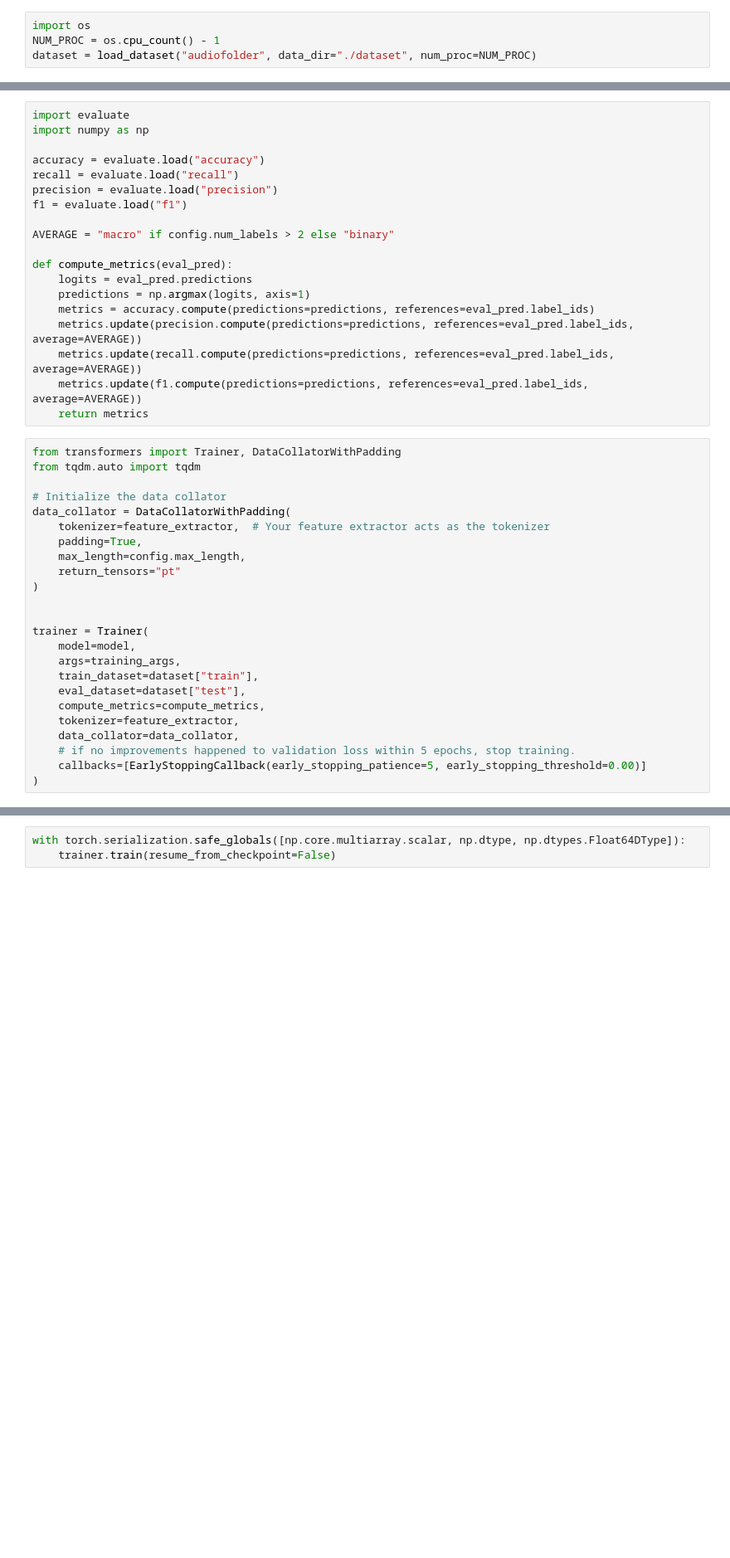
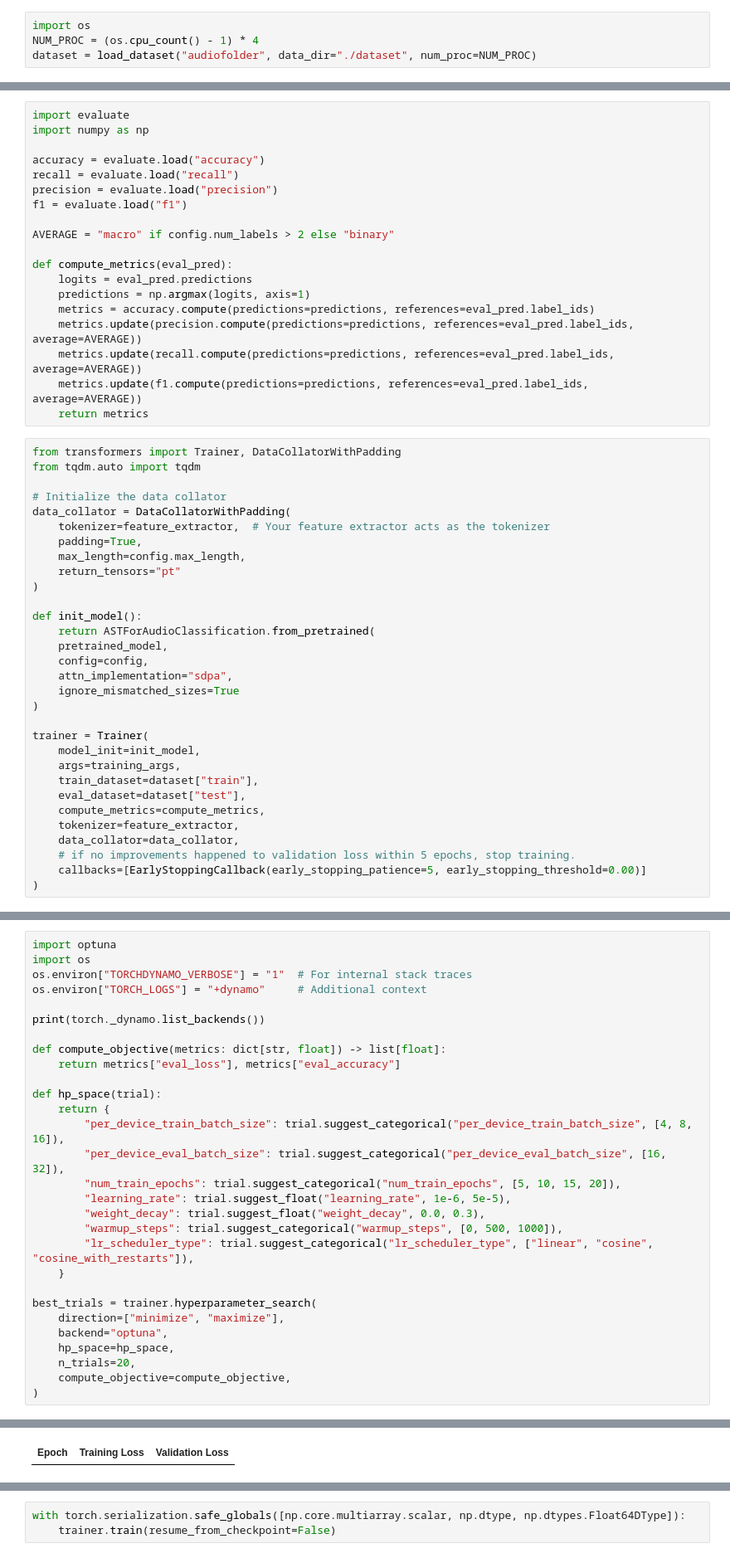
Before and after one commit to left-no-crumbz/thesis-testing, a Jupyter notebook: app.ipynb, the cells around one changed output, grey strips where cells are left out. Shown at 83% size. Drawn from its saved outputs; the diff is of its cells as text; blank space fills up the shorter version.

Commit message:
feat: add hyperparameter search and training optimizations

```diff
--- a/app.ipynb
+++ b/app.ipynb
@@ -150,7 +165,7 @@ class ASTEmbeddingsWithPatchout(ASTEmbeddings):
         return embeddings
 # %%
 import os
-NUM_PROC = os.cpu_count() - 1
+NUM_PROC = (os.cpu_count() - 1) * 4
 dataset = load_dataset("audiofolder", data_dir="./dataset", num_proc=NUM_PROC)
 # %%
 print(type(dataset))
@@ -591,9 +700,16 @@ data_collator = DataCollatorWithPadding(
     return_tensors="pt"
 )
 
+def init_model():
+    return ASTForAudioClassification.from_pretrained(
+    pretrained_model,
+    config=config,
+    attn_implementation="sdpa",
+    ignore_mismatched_sizes=True
+)
 
 trainer = Trainer(
-    model=model,
+    model_init=init_model,
     args=training_args,
     train_dataset=dataset["train"],
     eval_dataset=dataset["test"],
@@ -649,0 +801,30 @@ with safe_globals([np.core.multiarray.scalar, np.dtype, np.dtypes.Float64DType])
+# %%
+import optuna
+import os
+os.environ["TORCHDYNAMO_VERBOSE"] = "1"  # For internal stack traces
+os.environ["TORCH_LOGS"] = "+dynamo"     # Additional context
+
+print(torch._dynamo.list_backends())
+
+def compute_objective(metrics: dict[str, float]) -> list[float]:
+    return metrics["eval_loss"], metrics["eval_accuracy"]
+
+def hp_space(trial):
+    return {
+        "per_device_train_batch_size": trial.suggest_categorical("per_device_train_batch_size", [4, 8, 16]),
+        "per_device_eval_batch_size": trial.suggest_categorical("per_device_eval_batch_size", [16, 32]),
+        "num_train_epochs": trial.suggest_categorical("num_train_epochs", [5, 10, 15, 20]),
+        "learning_rate": trial.suggest_float("learning_rate", 1e-6, 5e-5),
+        "weight_decay": trial.suggest_float("weight_decay", 0.0, 0.3),
+        "warmup_steps": trial.suggest_categorical("warmup_steps", [0, 500, 1000]),
+        "lr_scheduler_type": trial.suggest_categorical("lr_scheduler_type", ["linear", "cosine", "cosine_with_restarts"]),
+    }
+
+best_trials = trainer.hyperparameter_search(
+    direction=["minimize", "maximize"],
+    backend="optuna",
+    hp_space=hp_space,
+    n_trials=20,
+    compute_objective=compute_objective,
+)
+# %% [output]
@@ -649,0 +839 @@ with safe_globals([np.core.multiarray.scalar, np.dtype, np.dtypes.Float64DType])
+| Epoch | Training Loss | Validation Loss |
```
Also changed, not shown: parts of 21 cells of this notebook.
